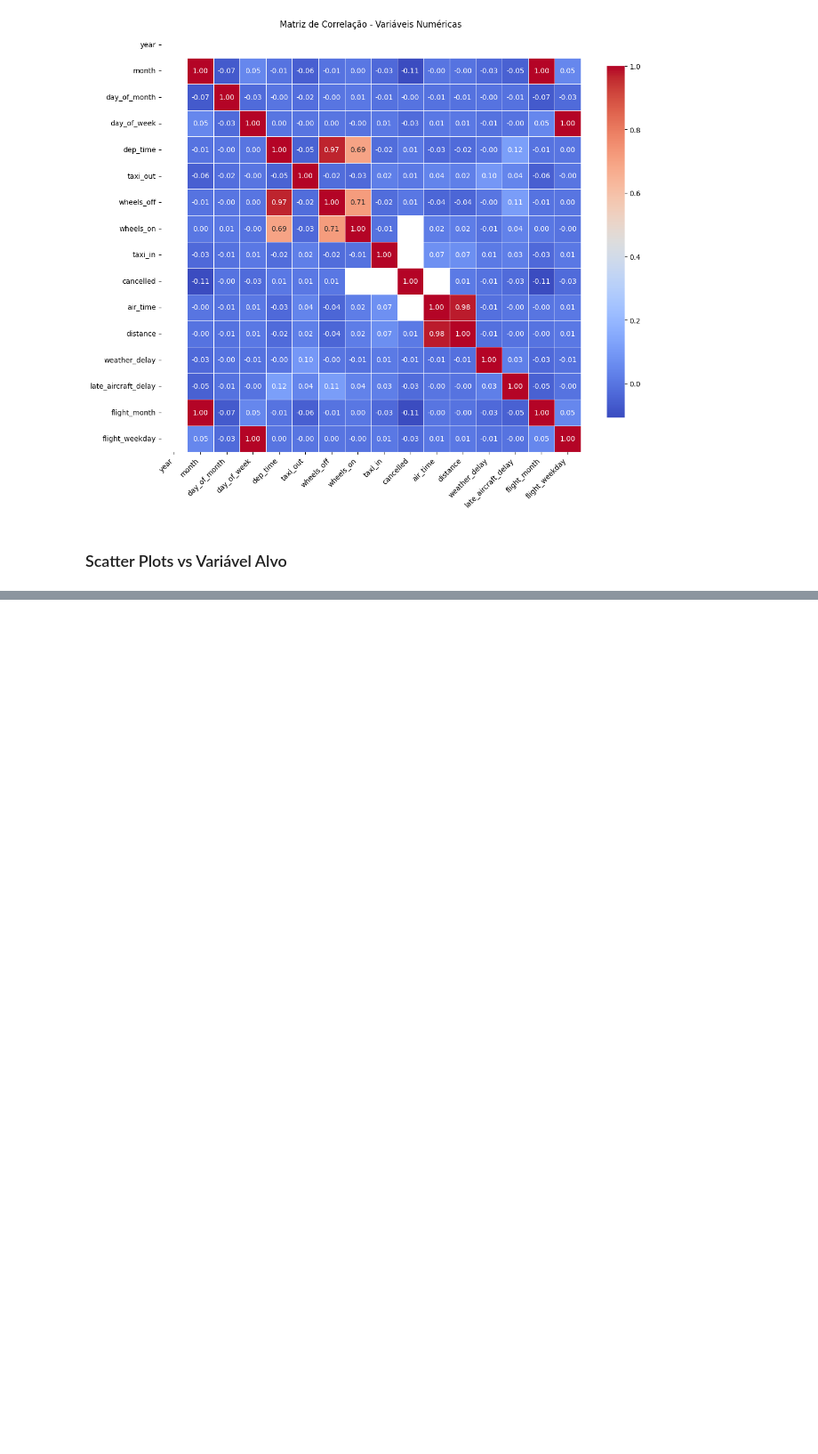
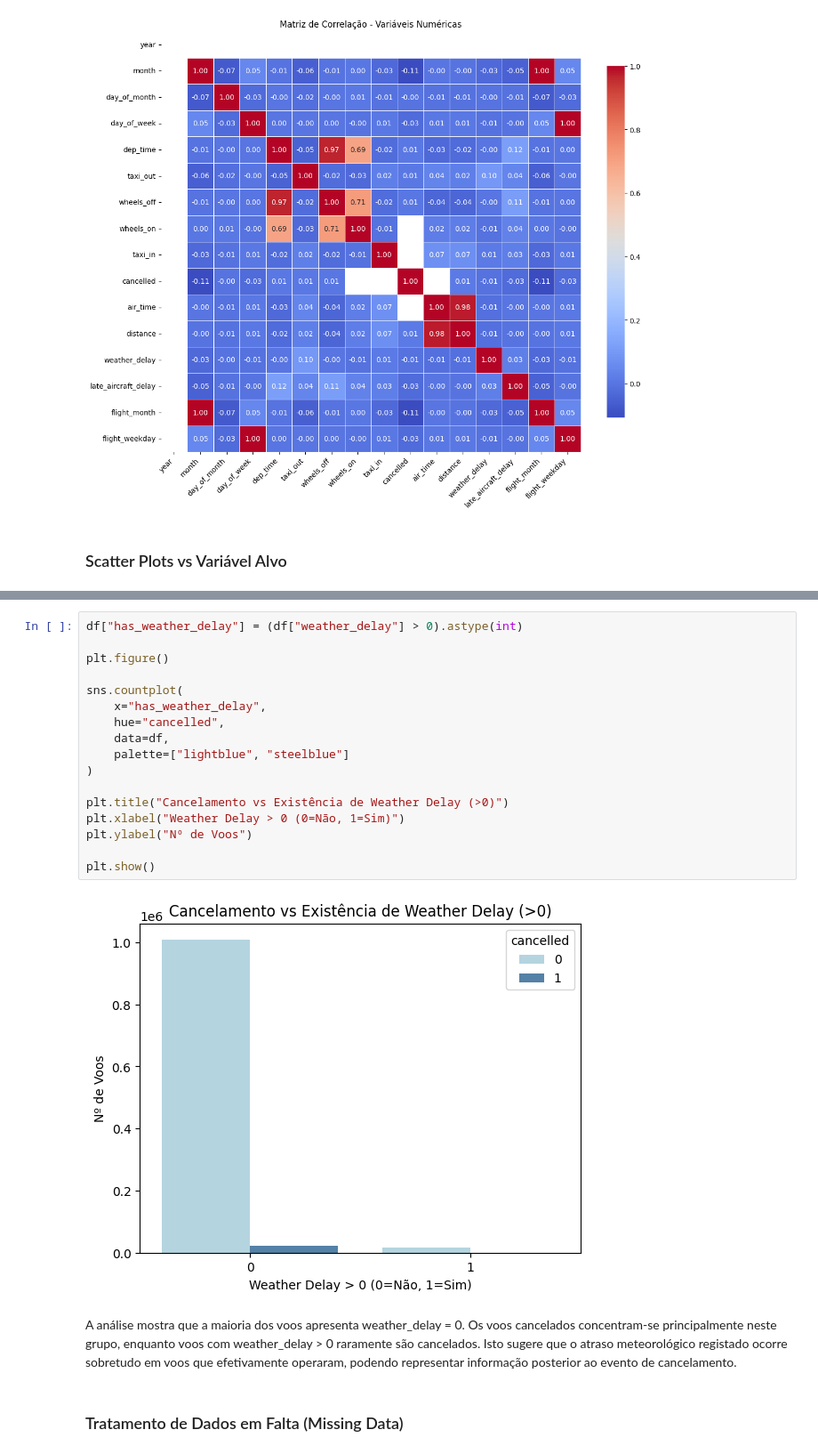
Before and after one commit to rodrigoramooos/previsao-atrasos-voos, a Jupyter notebook: notebooks/1.0_eda_limpeza.ipynb, the cells around one changed output, grey strips where cells are left out. Shown at 89% size. Cells and saved outputs as stored; diff of their text form; blank space fills up the shorter version.

```diff
--- a/notebooks/1.0_eda_limpeza.ipynb
+++ b/notebooks/1.0_eda_limpeza.ipynb
@@ -384,0 +374,23 @@ plt.show()
+# %%
+df["has_weather_delay"] = (df["weather_delay"] > 0).astype(int)
+
+plt.figure()
+
+sns.countplot(
+    x="has_weather_delay",
+    hue="cancelled",
+    data=df,
+    palette=["lightblue", "steelblue"]
+)
+
+plt.title("Cancelamento vs Existência de Weather Delay (>0)")
+plt.xlabel("Weather Delay > 0 (0=Não, 1=Sim)")
+plt.ylabel("Nº de Voos")
+
+plt.show()
+# %% [output]
+[figure, added]
+# %% [markdown]
+A análise mostra que a maioria dos voos apresenta weather_delay = 0. Os voos cancelados concentram-se principalmente neste grupo, enquanto voos com weather_delay > 0 raramente são cancelados. Isto sugere que o atraso meteorológico registado ocorre sobretudo em voos que efetivamente operaram, podendo representar informação posterior ao evento de cancelamento.
+# %% [markdown]
+### Tratamento de Dados em Falta (Missing Data)
```
Also changed, not shown: parts of 14 cells of this notebook.
